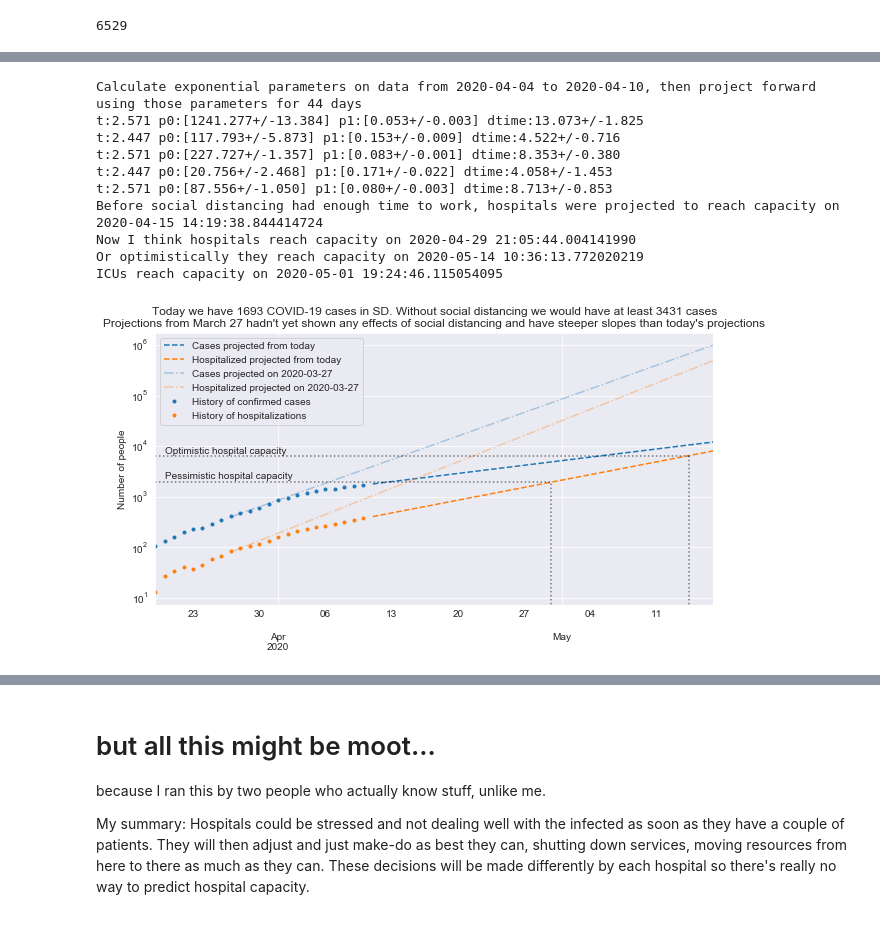
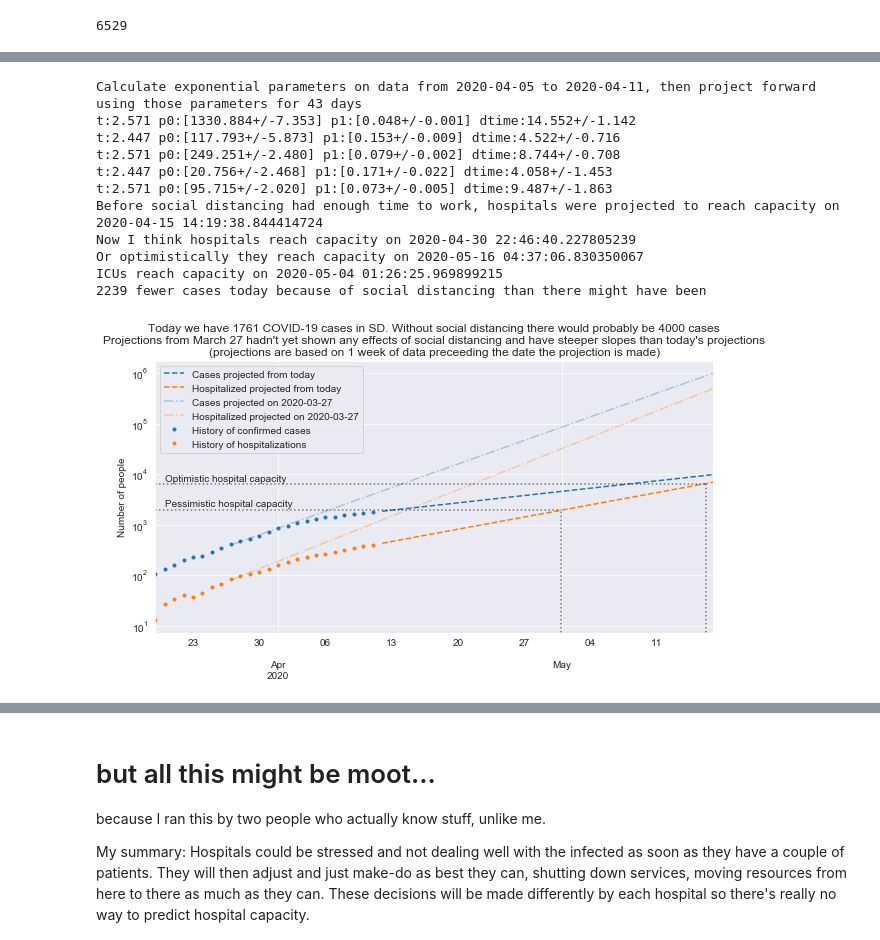
Before and after one commit to jasongfleischer/SanDiegoCountyCOVID19, a Jupyter notebook: San Diego Country Coronavirus History.ipynb, the cells around one changed output, grey strips where cells are left out. Saved outputs shown, nothing was run; the diff lists cells and outputs as text; code cells hidden in the pictures.

Commit message:
4/11 update.  Minor tweaks to graph captions

```diff
--- a/San Diego Country Coronavirus History.ipynb
+++ b/San Diego Country Coronavirus History.ipynb
@@ -634,46 +638,54 @@ actual = pd.merge(cases.rename('History of confirmed cases'), hospitalizations.r
 actual.index = pd.DatetimeIndex(actual.index)
 
 fig, ax = plt.subplots(figsize=(10, 5))
-projected.plot(title='Today we have {} COVID-19 cases in SD. Without social distancing we would have at least {} cases\nProjections from March 27 hadn\'t yet shown any effects of social distancing and have steeper slopes than today\'s projections'.format(
-     actual.loc[today,'History of confirmed cases'], orig_projected.loc[today,'Cases projected on 2020-03-27']),ax=ax,logy=True,linestyle='--');
+projected.plot(
+    title=('Today we have {} COVID-19 cases in SD. Without social distancing there would probably be {} cases\n' +
+    'Projections from March 27 hadn\'t yet shown any effects of social distancing and have steeper slopes than today\'s projections\n' +
+    '(projections are based on 1 week of data preceeding the date the projection is made)').format(
+        actual.loc[today,'History of confirmed cases'],
+        orig_projected.loc[today,'Cases projected on 2020-03-27'])
+    ,ax=ax,logy=True,linestyle='--');
 orig_projected.plot(ax=ax,logy=True,color=colors,linestyle='-.',alpha=0.33)
 actual.plot(ax=ax,logy=True,color=colors,marker='.',linestyle='');
 
+print('{} fewer cases today because of social distancing than there might have been '.format(
+    orig_projected.loc[today,'Cases projected on 2020-03-27'] - actual.loc[today,'History of confirmed cases'] ))
 
 plt.ylabel('Number of people');
 
 shiftvline = (pd.Timestamp(fromdate) - pd.Timestamp('2020-03-19')).days
 xmn = ax.get_xbound()[0]
 xmx = (hospital_capacity + xmn + shiftvline)
 ymn = 0
 ymx = availbeds
 ax.plot([xmn, xmx], [ymx,ymx], linestyle=':', color='k', alpha=0.5);
 ax.plot([xmx, xmx], [ymn,ymx], linestyle=':', color='k', alpha=0.5);
 ax.annotate('Pessimistic hospital capacity',
             xy=(xmn+1, 2300), xycoords='data', fontsize=10);
 xmn = ax.get_xbound()[0]
 xmx = (hospital_capacityO + xmn + shiftvline)
 ymn = 0
 ymx = availbedsO
 ax.plot([xmn, xmx], [ymx,ymx], linestyle=':', color='k', alpha=0.5);
 ax.plot([xmx, xmx], [ymn,ymx], linestyle=':', color='k', alpha=0.5);
 ax.annotate('Optimistic hospital capacity',
             xy=(xmn+1, 7200), xycoords='data', fontsize=10);
 
 plt.legend(loc='best')#, bbox_to_anchor=(0., .5, 1., 0.5))
 plt.savefig('Plots/hospitalcapacity-compare.png',dpi=300);
 # %% [output]
-Calculate exponential parameters on data from 2020-04-04 to 2020-04-10, then project forward using those parameters for 44 days
-t:2.571 p0:[1241.277+/-13.384] p1:[0.053+/-0.003] dtime:13.073+/-1.825
+Calculate exponential parameters on data from 2020-04-05 to 2020-04-11, then project forward using those parameters for 43 days
+t:2.571 p0:[1330.884+/-7.353] p1:[0.048+/-0.001] dtime:14.552+/-1.142
 t:2.447 p0:[117.793+/-5.873] p1:[0.153+/-0.009] dtime:4.522+/-0.716
-t:2.571 p0:[227.727+/-1.357] p1:[0.083+/-0.001] dtime:8.353+/-0.380
+t:2.571 p0:[249.251+/-2.480] p1:[0.079+/-0.002] dtime:8.744+/-0.708
 t:2.447 p0:[20.756+/-2.468] p1:[0.171+/-0.022] dtime:4.058+/-1.453
-t:2.571 p0:[87.556+/-1.050] p1:[0.080+/-0.003] dtime:8.713+/-0.853
+t:2.571 p0:[95.715+/-2.020] p1:[0.073+/-0.005] dtime:9.487+/-1.863
 Before social distancing had enough time to work, hospitals were projected to reach capacity on 2020-04-15 14:19:38.844414724
-Now I think hospitals reach capacity on 2020-04-29 21:05:44.004141990
-Or optimistically they reach capacity on 2020-05-14 10:36:13.772020219
-ICUs reach capacity on 2020-05-01 19:24:46.115054095
+Now I think hospitals reach capacity on 2020-04-30 22:46:40.227805239
+Or optimistically they reach capacity on 2020-05-16 04:37:06.830350067
+ICUs reach capacity on 2020-05-04 01:26:25.969899215
+2239 fewer cases today because of social distancing than there might have been
-[figure, old version]
+[figure, new version]
 # %%
 # this projection is based on doubling time calculated only over the last week of data
 daysfwd = 50
```
Also changed, not shown: parts of 17 cells of this notebook, 14 other files.
